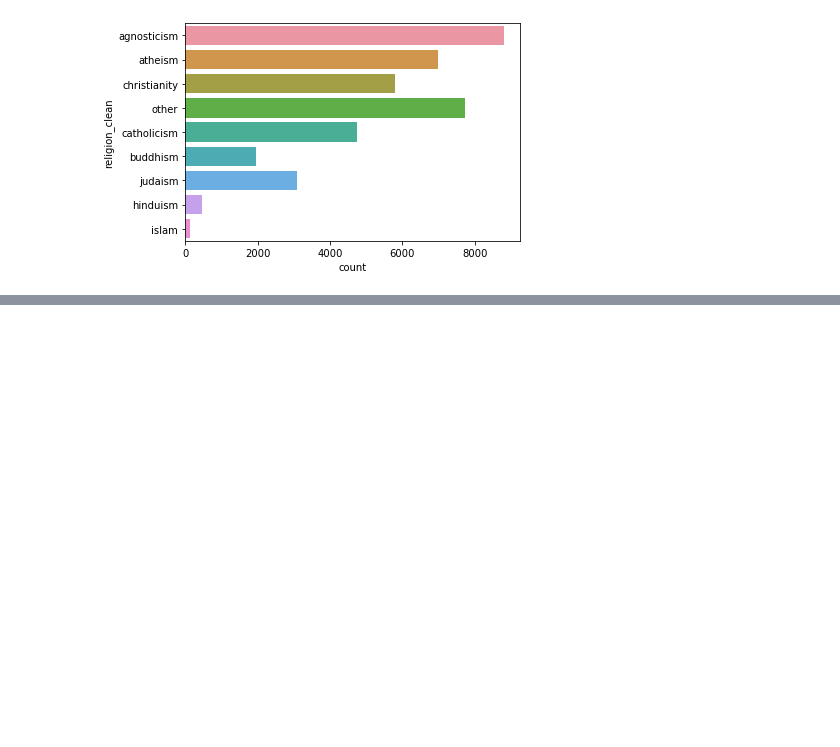
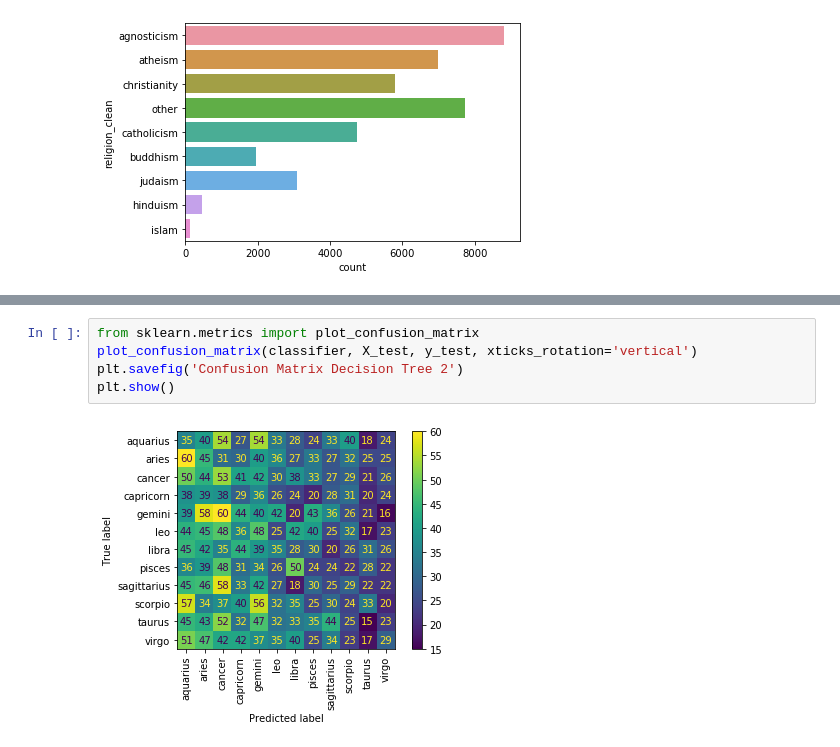
Before and after one commit to teeo23/OKproject, a Jupyter notebook: date-a-scientist.ipynb, the cells around one changed output, grey strips where cells are left out. Drawn from its saved outputs; the diff is of its cells as text; blank space fills up the shorter version.

```diff
--- a/date-a-scientist.ipynb
+++ b/date-a-scientist.ipynb
@@ -176,0 +389,7 @@ plt.savefig('Religion Count Cleaned')
+# %%
+from sklearn.metrics import plot_confusion_matrix
+plot_confusion_matrix(classifier, X_test, y_test, xticks_rotation='vertical')
+plt.savefig('Confusion Matrix Decision Tree 2')
+plt.show()
+# %% [output]
+[figure, added]
```
Also changed, not shown: parts of 27 cells of this notebook.
